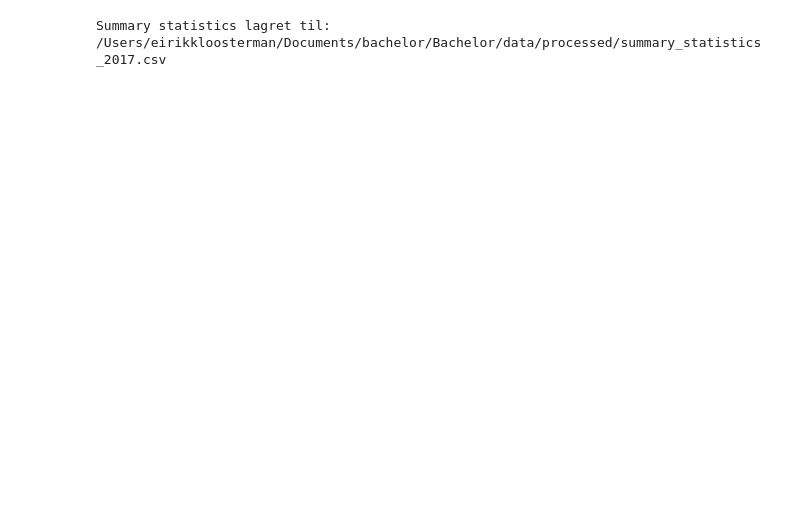
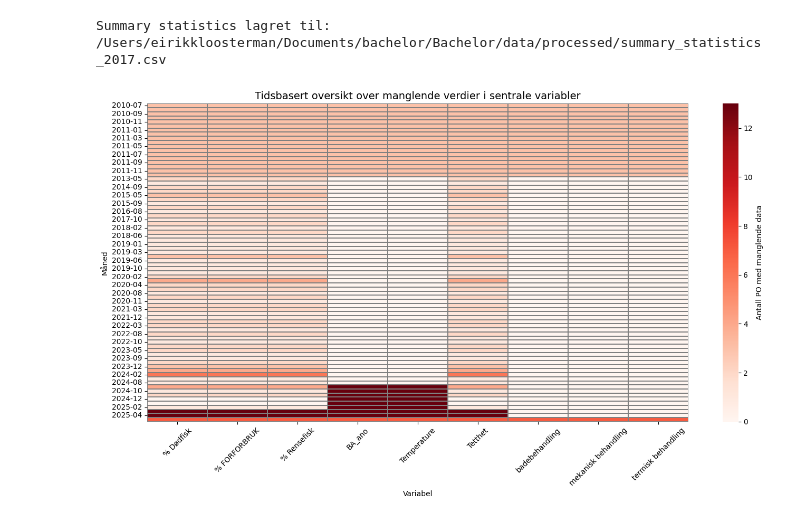
Before and after one commit to kavlikaviar/Bachelor, a Jupyter notebook: dataframe_samlet.ipynb, the cells around one changed output. Saved outputs shown, nothing was run; the diff lists cells and outputs as text; code cells hidden in the pictures; blank space fills up the shorter version.

```diff
--- a/dataframe_samlet.ipynb
+++ b/dataframe_samlet.ipynb
@@ -1597,3 +1597,55 @@ Summary statistics – utvalgte variabler, kun fra 2017 (BA_ano_2017):
 | mekanisk behandling | 1183.0 | 0.103973 | 0.305355 | 0.0 | 1.0 | 0.0 | 0.0 | 0.0 |
 | termisk behandling | 1183.0 | 0.112426 | 0.316023 | 0.0 | 1.0 | 0.0 | 0.0 | 0.0 |
 Summary statistics lagret til: /Users/eirikkloosterman/Documents/bachelor/Bachelor/data/processed/summary_statistics_2017.csv
+# %%
+import pandas as pd
+import seaborn as sns
+import matplotlib.pyplot as plt
+
+# === Last inn og forbered data ===
+df = pd.read_csv("data/processed/summary_statistics.csv", sep=";")
+df["Dato"] = pd.to_datetime(df["Dato"])
+df["måned"] = df["Dato"].dt.to_period("M").astype(str)
+df["PO"] = df["PO"].astype("category")
+
+# === Kombiner sykdomsvariabler til én samlet ===
+# OBS: Fjernet kombinasjon av PD, ILA, SIMFP og BKD siden de ikke finnes i datasettet
+# Du må legge til denne koden hvis du får disse kolonnene senere.
+
+# === Viktige variabler for oversikt ===
+viktige_kolonner = [
+    "Temperature", "% Dødfisk", "Tetthet", "BA_ano", "% FORFORBRUK",
+    "% Rensefisk", "badebehandling", "mekanisk behandling", "termisk behandling"
+]
+
+# === Lag langformat og filtrer manglende verdier ===
+melted = df[["måned", "PO"] + viktige_kolonner].melt(
+    id_vars=["måned", "PO"], var_name="Variabel", value_name="Verdi"
+)
+mangler = melted[melted["Verdi"].isnull()]
+
+# === Tell mangler per måned og variabel ===
+pivot_mangler = (
+    mangler.groupby(["måned", "Variabel"])
+    .size()
+    .reset_index(name="Antall Mangler")
+    .pivot_table(index="måned", columns="Variabel", values="Antall Mangler", fill_value=0)
+)
+
+# === Visualiser heatmap ===
+plt.figure(figsize=(14, 8))
+sns.heatmap(
+    pivot_mangler,
+    cmap="Reds",
+    linewidths=0.3,
+    linecolor="gray",
+    cbar_kws={"label": "Antall PO med manglende data"}
+)
+plt.title("Tidsbasert oversikt over manglende verdier i sentrale variabler", fontsize=14)
+plt.xlabel("Variabel")
+plt.ylabel("Måned")
+plt.xticks(rotation=45)
+plt.tight_layout()
+plt.show()
+# %% [output]
+[figure, added]
```
Also changed, not shown: 6 other files.
